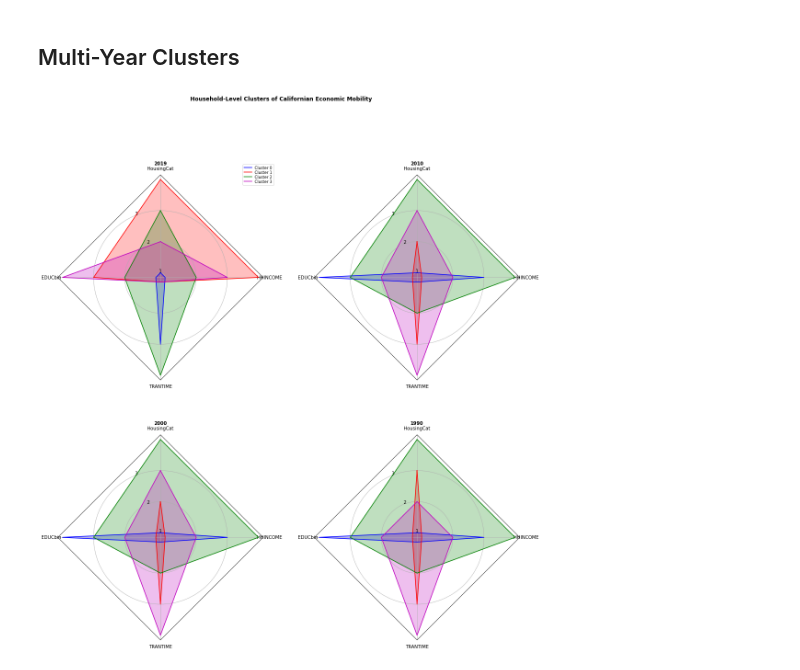
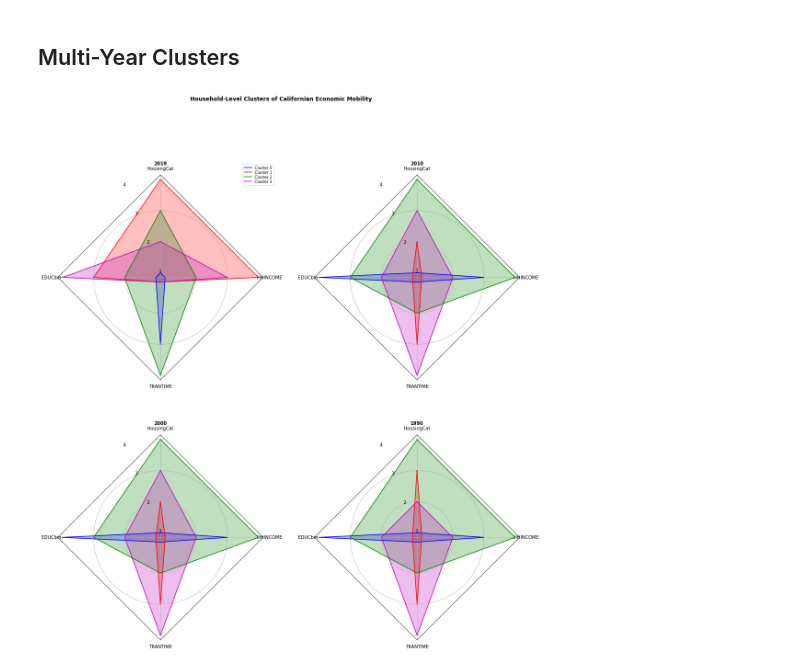
Before and after one commit to aren-kab/CDI-Capstone, a Jupyter notebook: ClusterRadarCharts.ipynb, the cells around one changed output. Cells and saved outputs as stored; diff of their text form; code cells hidden in the pictures.

```diff
--- a/ClusterRadarCharts.ipynb
+++ b/ClusterRadarCharts.ipynb
@@ -224,7 +224,7 @@ if __name__ == '__main__':
 # %% [markdown]
 ## Multi-Year Clusters
 # %%
-def radar_factory(num_vars, frame='circle'):
+def radar_factory(num_vars, frame='polygon'):
     # calculate evenly-spaced axis angles
     theta = np.linspace(0, 2*np.pi, num_vars, endpoint=False)
 
@@ -320,32 +320,32 @@ def example_data():
 if __name__ == '__main__':
     N = 4
     theta = radar_factory(N, frame='polygon')
 
     data = example_data()
     spoke_labels = data.pop(0)
 
     fig, axs = plt.subplots(figsize=(18, 18), nrows=2, ncols=2,
                             subplot_kw=dict(projection='radar'))
     fig.subplots_adjust(wspace=0.25, hspace=0.20, top=0.85, bottom=0.05)
 
     colors = ['b', 'r', 'g', 'm']
     # Plot the four cases from the example data on separate axes
     for ax, (title, case_data) in zip(axs.flat, data):
-        ax.set_rgrids([3, 2, 1])
+        ax.set_rgrids([4, 3, 2, 1])
         ax.set_title(title, weight='bold', size='medium', position=(0.5, 1.1),
                      horizontalalignment='center', verticalalignment='center')
         for d, color in zip(case_data, colors):
             ax.plot(theta, d, color=color)
             ax.fill(theta, d, facecolor=color, alpha=0.25)
         ax.set_varlabels(spoke_labels)
 
     # add legend relative to top-left plot
     labels = ('Cluster 0','Cluster 1', 'Cluster 2', 'Cluster 3')
     legend = axs[0, 0].legend(labels, loc=(0.9, 0.95),
                               labelspacing=0.1, fontsize='small')
     fig.text(0.5, 0.965, 'Household-Level Clusters of Californian Economic Mobility',
              horizontalalignment='center', color='black', weight='bold',
              size='large')
     plt.show()
 # %% [output]
-[figure, old version]
+[figure, new version]
```
